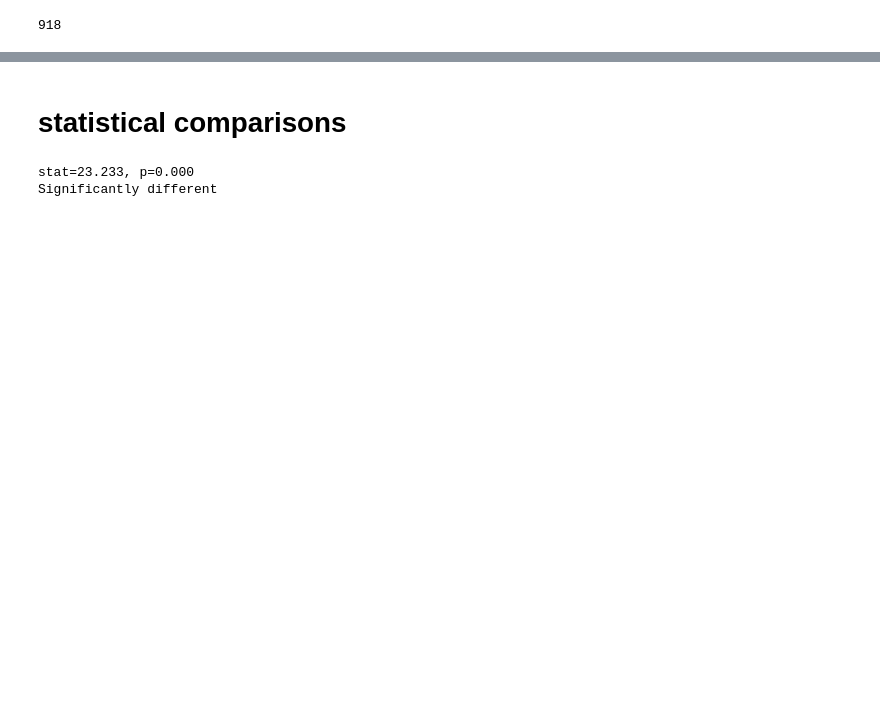
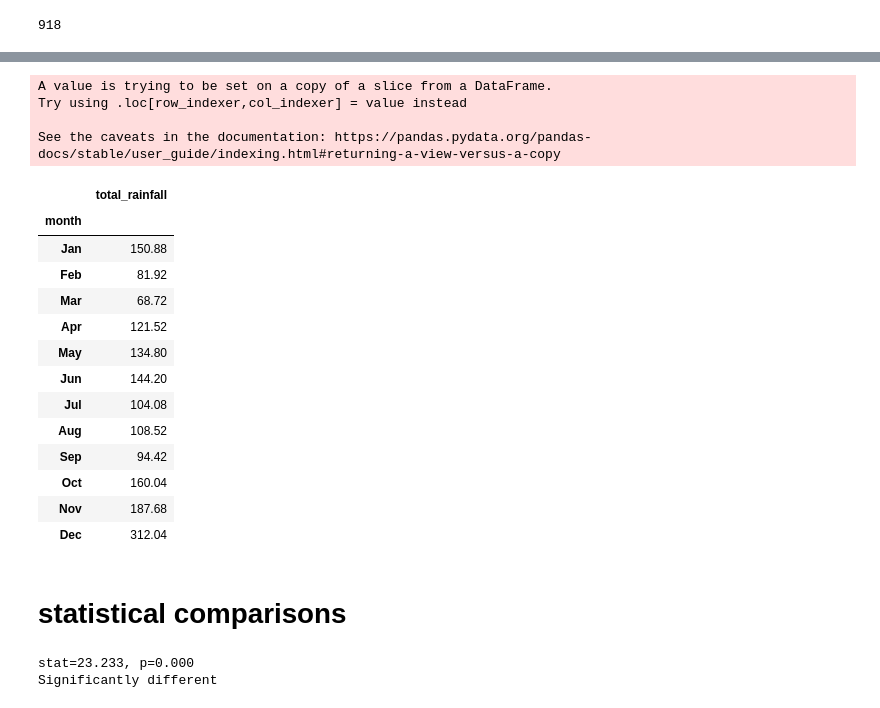
Before and after one commit to dwhew/data_science, a Jupyter notebook: weather.ipynb, the cells around one changed output, grey strips where cells are left out. Drawn from its saved outputs; the diff is of its cells as text; code cells hidden in the pictures; blank space fills up the shorter version.

```diff
--- a/weather.ipynb
+++ b/weather.ipynb
@@ -233,0 +274,35 @@ len(sindf.loc[sindf['precip_sum (mm)'] == 0])
+# %%
+#convert to datetime()
+sinr['datetime'] = pd.to_datetime(sinr['year-month'])
+#extract appropriate years
+sinr = sinr.loc[(sinr['datetime'] < '2020-01-01') & (sinr['datetime'] > '2014-12-01')]
+#create month column
+sinr['month_name'] = sinr['datetime'].dt.month_name()
+#group by month (data doesnt like to have the index changed, so order by new index and then sub in original 'months' index)
+month_ordered_long = ['January', 'February', 'March', 'April', 'May', 'June', 'July', 'August', 'September', 'October', 'November', 'December']
+sinr_months = sinr.groupby(by=['month_name']).mean().reindex(month_ordered_long)
+#add column for original list month_ordred and set index
+sinr_months['month'] = month_ordered
+sinr_months.set_index(['month'], inplace=True)
+# %% [output]
+A value is trying to be set on a copy of a slice from a DataFrame.
+Try using .loc[row_indexer,col_indexer] = value instead
+
+See the caveats in the documentation: https://pandas.pydata.org/pandas-docs/stable/user_guide/indexing.html#returning-a-view-versus-a-copy
+# %%
+sinr_months
+# %% [output]
+|  | total_rainfall |
+| month |  |
+| Jan | 150.88 |
+| Feb | 81.92 |
+| Mar | 68.72 |
+| Apr | 121.52 |
+| May | 134.80 |
+| Jun | 144.20 |
+| Jul | 104.08 |
+| Aug | 108.52 |
+| Sep | 94.42 |
+| Oct | 160.04 |
+| Nov | 187.68 |
+| Dec | 312.04 |
```
Also changed, not shown: parts of 11 cells of this notebook.
